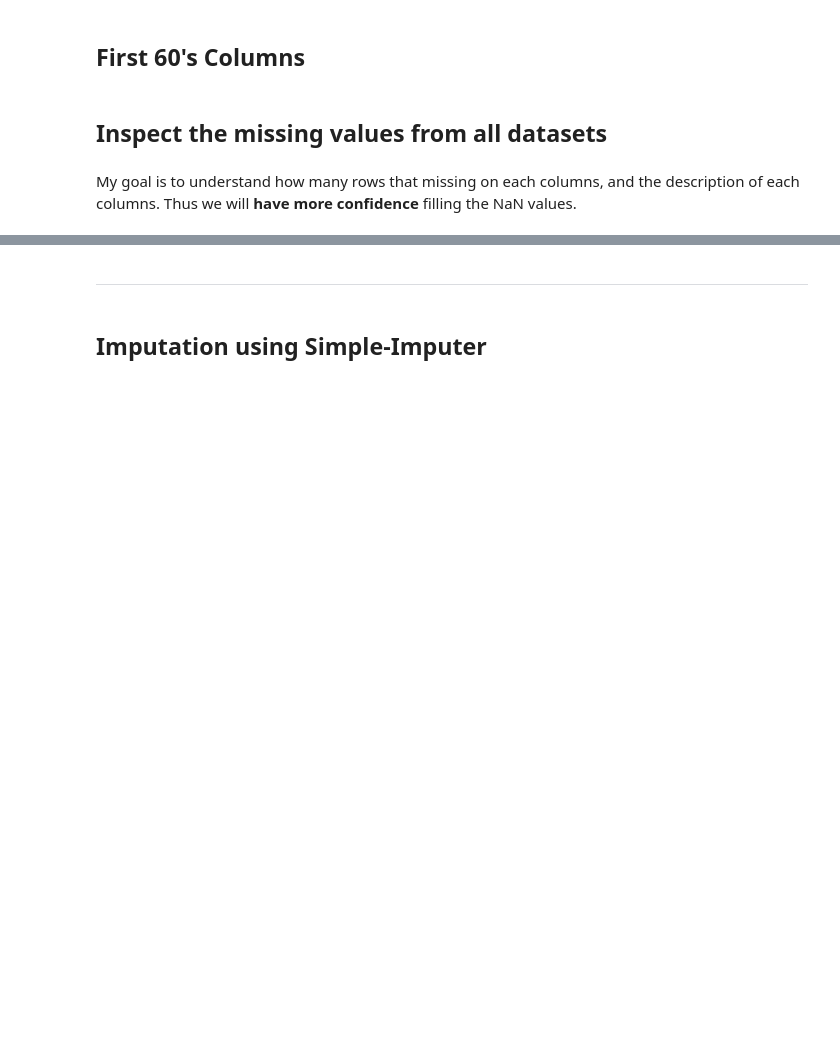
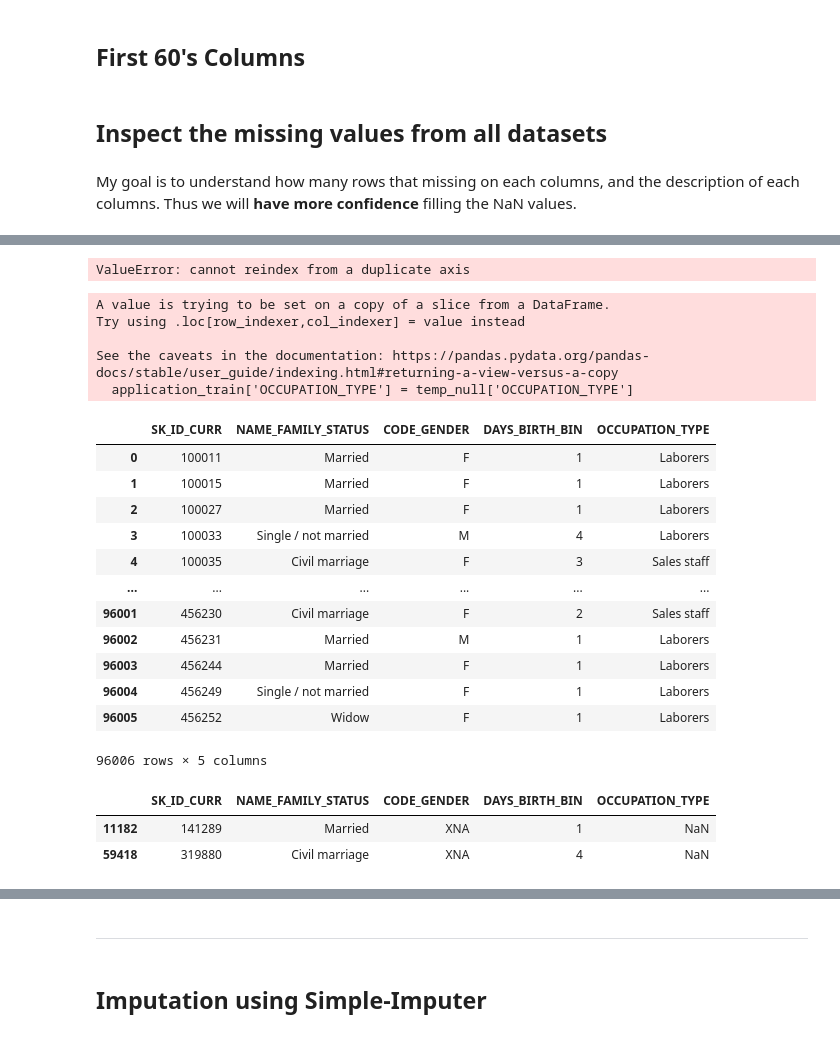
Before and after one commit to radheadewi/home-credit-ftp-uoe, a Jupyter notebook: 2-notebook/Datasets Exploration - Cleansing, Imputation.ipynb, the cells around one changed output, grey strips where cells are left out. Saved outputs shown, nothing was run; the diff lists cells and outputs as text; code cells hidden in the pictures; blank space fills up the shorter version.

```diff
--- a/2-notebook/Datasets Exploration - Cleansing, Imputation.ipynb
+++ b/2-notebook/Datasets Exploration - Cleansing, Imputation.ipynb
@@ -59,0 +97,2 @@ application_val_status
+# %%
+application_train['DAYS_BIRTH_BIN'] = pd.qcut(application_train['DAYS_BIRTH'], q=4, labels=[1,2,3,4])
@@ -59,0 +105,6 @@ application_val_status
+# %%
+temp_null = application_train[application_train['OCCUPATION_TYPE'].isnull()].copy()
+# %%
+temp_null = temp_null[['SK_ID_CURR','NAME_FAMILY_STATUS','CODE_GENDER','DAYS_BIRTH_BIN','OCCUPATION_TYPE']]
+# %%
+temp_null = pd.merge(temp_null.drop(['OCCUPATION_TYPE'],axis=1),temp, how='left')
@@ -59,0 +160,12 @@ application_val_status
+# %%
+application_train.loc[:, 'OCCUPATION_TYPE'] = temp_finale.loc[:, 'OCCUPATION_TYPE']
+# %% [output]
+ValueError: cannot reindex from a duplicate axis
+# %%
+application_train['OCCUPATION_TYPE'] = temp_null['OCCUPATION_TYPE']
+# %% [output]
+A value is trying to be set on a copy of a slice from a DataFrame.
+Try using .loc[row_indexer,col_indexer] = value instead
+
+See the caveats in the documentation: https://pandas.pydata.org/pandas-docs/stable/user_guide/indexing.html#returning-a-view-versus-a-copy
+  application_train['OCCUPATION_TYPE'] = temp_null['OCCUPATION_TYPE']
@@ -59,0 +174,22 @@ application_val_status
+# %%
+temp_null
+# %% [output]
+|  | SK_ID_CURR | NAME_FAMILY_STATUS | CODE_GENDER | DAYS_BIRTH_BIN | OCCUPATION_TYPE |
+| 0 | 100011 | Married | F | 1 | Laborers |
+| 1 | 100015 | Married | F | 1 | Laborers |
+| 2 | 100027 | Married | F | 1 | Laborers |
+| 3 | 100033 | Single / not married | M | 4 | Laborers |
+| 4 | 100035 | Civil marriage | F | 3 | Sales staff |
+| ... | ... | ... | ... | ... | ... |
+| 96001 | 456230 | Civil marriage | F | 2 | Sales staff |
+| 96002 | 456231 | Married | M | 1 | Laborers |
+| 96003 | 456244 | Married | F | 1 | Laborers |
+| 96004 | 456249 | Single / not married | F | 1 | Laborers |
+| 96005 | 456252 | Widow | F | 1 | Laborers |
+96006 rows × 5 columns
+# %%
+temp_null[temp_null['OCCUPATION_TYPE'].isnull()]
+# %% [output]
+|  | SK_ID_CURR | NAME_FAMILY_STATUS | CODE_GENDER | DAYS_BIRTH_BIN | OCCUPATION_TYPE |
+| 11182 | 141289 | Married | XNA | 1 | NaN |
+| 59418 | 319880 | Civil marriage | XNA | 4 | NaN |
```
Also changed, not shown: parts of 23 cells of this notebook.
